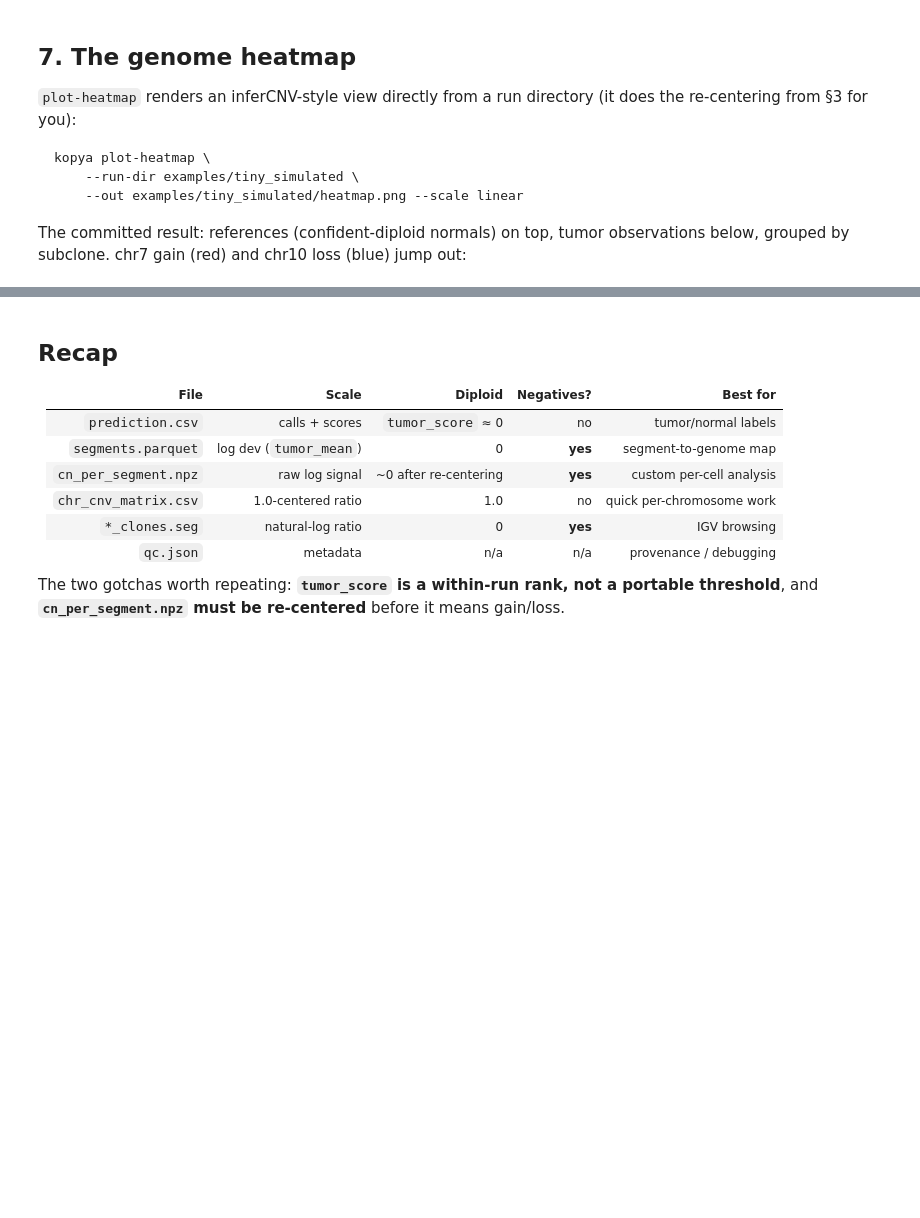
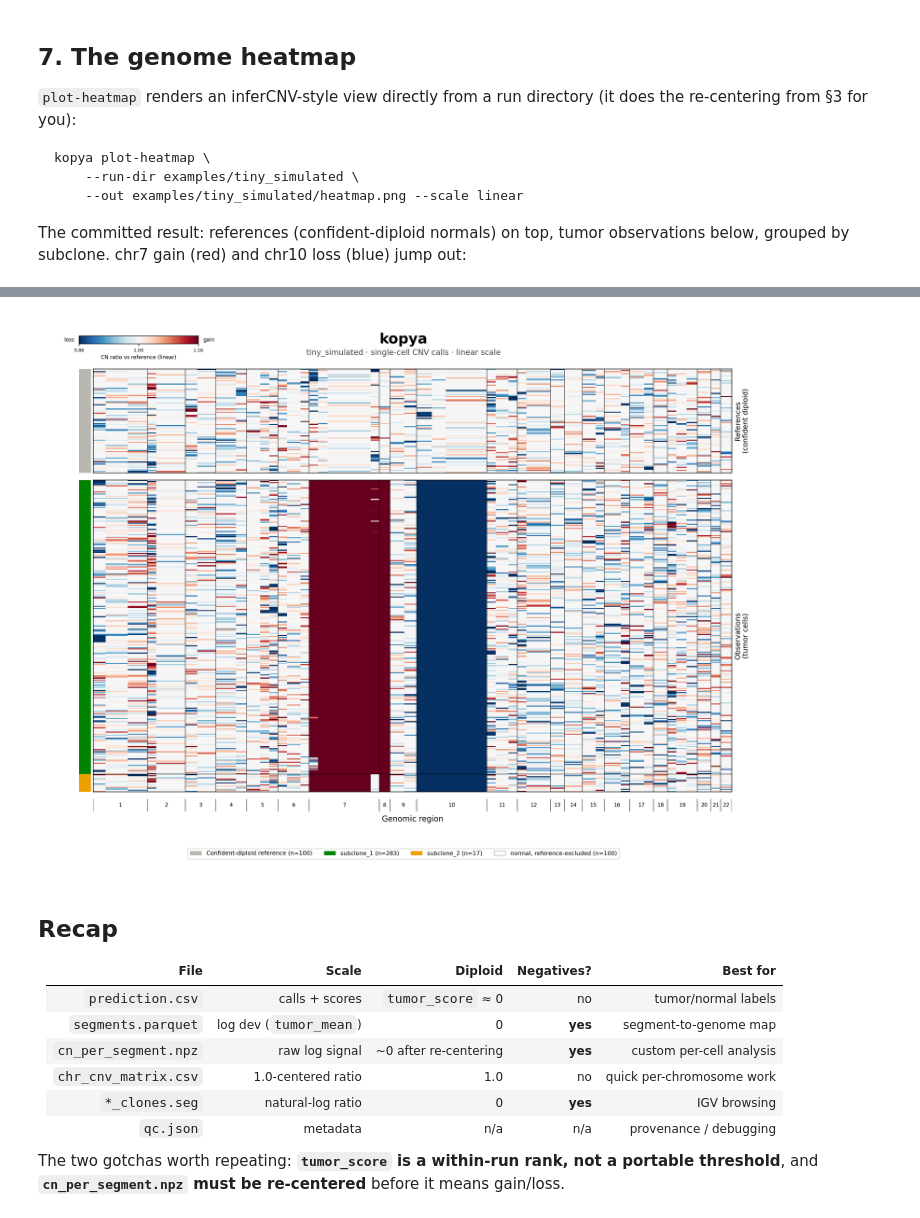
Before and after one commit to ValiusSciences/kopya, a Jupyter notebook: notebooks/working_with_results.ipynb, the cells around one changed output, grey strips where cells are left out. Cells and saved outputs as stored; diff of their text form; code cells hidden in the pictures; blank space fills up the shorter version.

Commit message:
docs: embed the genome heatmap inline in working_with_results.ipynb so it renders on GitHub (was a relative-path markdown image that GitHub does not resolve in notebook cells)

```diff
--- a/notebooks/working_with_results.ipynb
+++ b/notebooks/working_with_results.ipynb
@@ -354,3 +352,10 @@ tumor observations below, grouped by subclone. chr7 gain (red) and chr10 loss
+# %%
+# Display the committed heatmap inline (embeds it in the notebook so it
+# renders on GitHub without needing the file alongside).
+from IPython.display import Image
+Image(filename=str(RUN_DIR / "heatmap.png"))
+# %% [output]
+[figure, added]
 # %% [markdown]
 ## Recap
 
```
Also changed, not shown: parts of 1 cell of this notebook.
